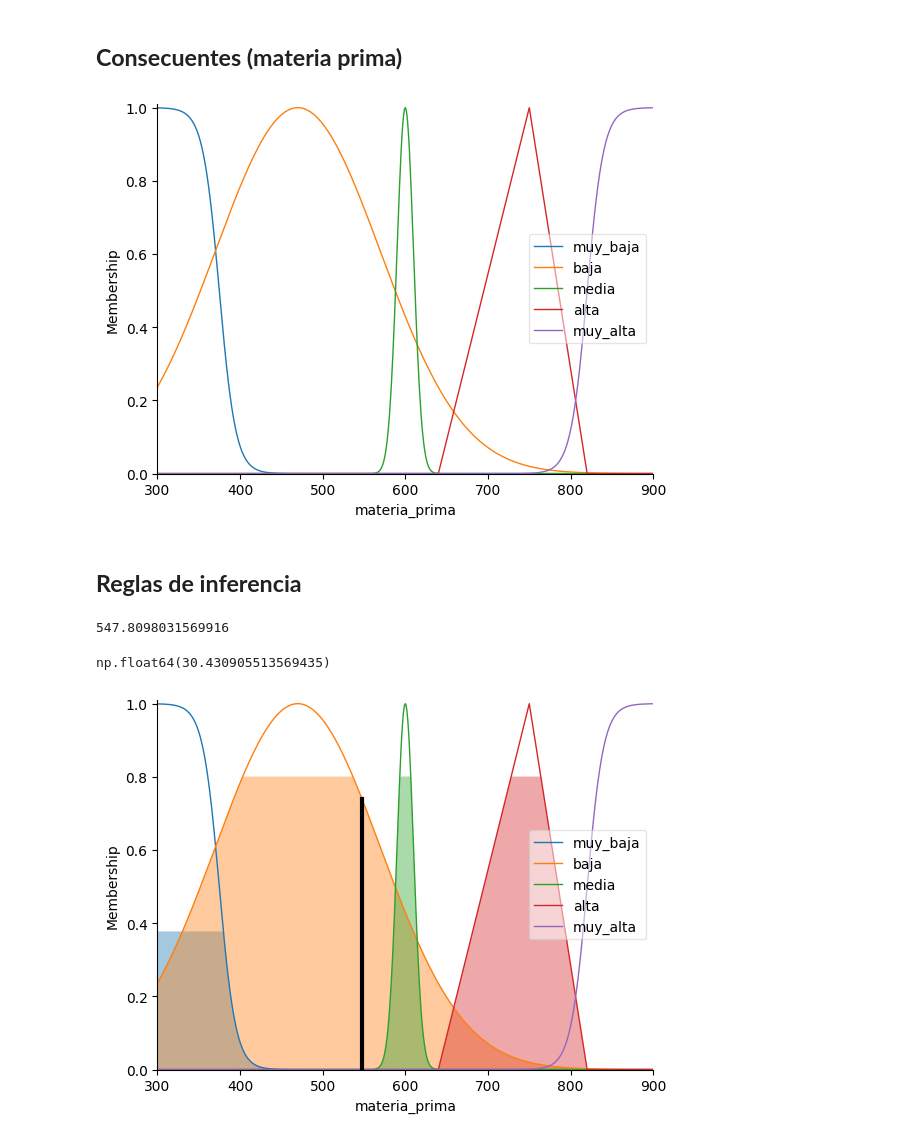
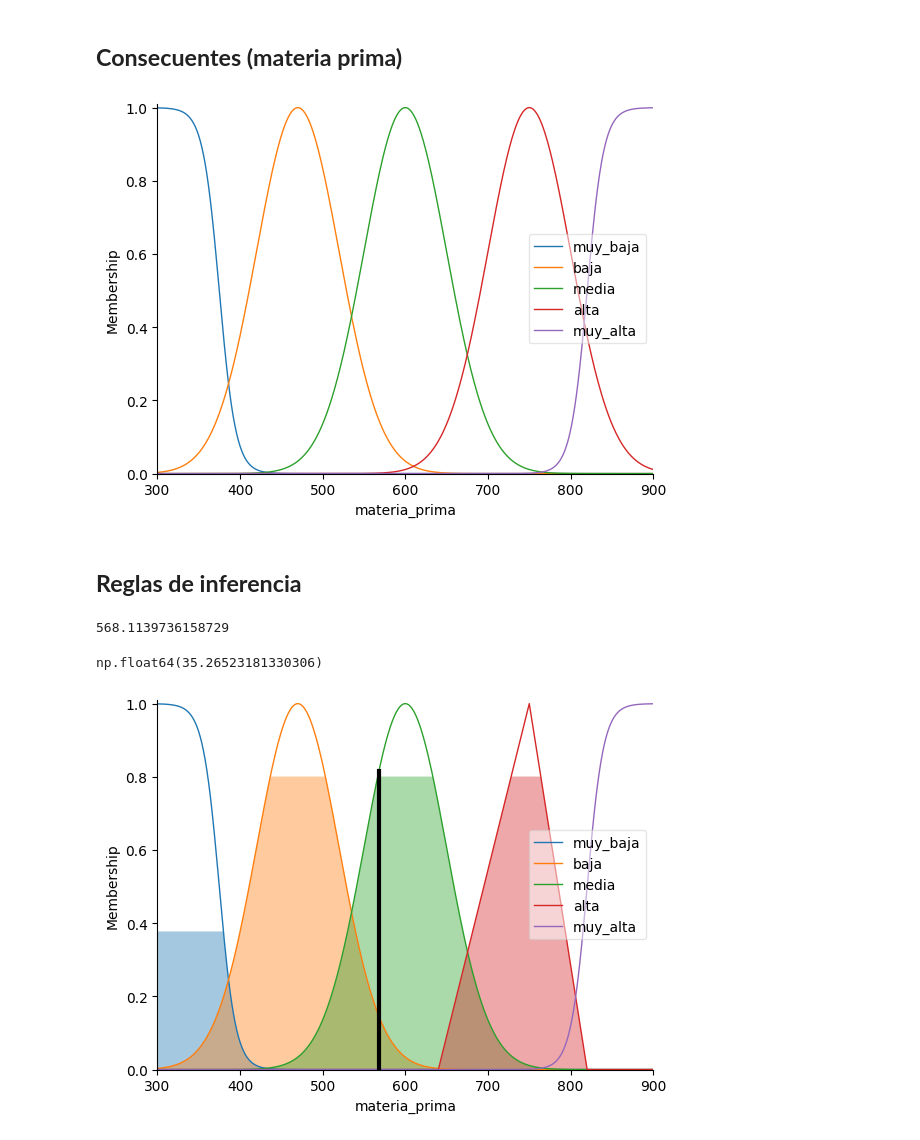
Before and after one commit to Camilov1814/LogicaDifusa, a Jupyter notebook: mamdani.ipynb, the cells around one changed output. Saved outputs shown, nothing was run; the diff lists cells and outputs as text; code cells hidden in the pictures.

```diff
--- a/mamdani.ipynb
+++ b/mamdani.ipynb
@@ -43,15 +43,15 @@ plt.show()
 ## **Consecuentes (materia prima)**
 # %%
 materia_prima['muy_baja'] = fuzz.sigmf(materia_prima.universe, 375, -0.1)
-materia_prima['baja'] = fuzz.gaussmf(materia_prima.universe, 470, 100)
-materia_prima['media'] = fuzz.gaussmf(materia_prima.universe, 600, 10)
-materia_prima['alta'] = fuzz.trimf(materia_prima.universe, [640, 750, 820])
+materia_prima['baja'] = fuzz.gaussmf(materia_prima.universe, 470, 50)
+materia_prima['media'] = fuzz.gaussmf(materia_prima.universe, 600, 50)
+materia_prima['alta'] = fuzz.gaussmf(materia_prima.universe, 750, 50)
 materia_prima['muy_alta'] = fuzz.sigmf(materia_prima.universe, 820, 0.1)
 
 materia_prima.view()
 plt.show()
 # %% [output]
-[figure, old version]
+[figure, new version]
 # %% [markdown]
 ## **Reglas de inferencia**
 # %%
@@ -103,6 +103,6 @@ y_true = 420
 y_pred = materia.output['materia_prima']
 mape(y_true, y_pred)
 # %% [output]
-547.8098031569916
+568.1139736158729
-np.float64(30.430905513569435)
+np.float64(35.26523181330306)
-[figure, old version]
+[figure, new version]
```
